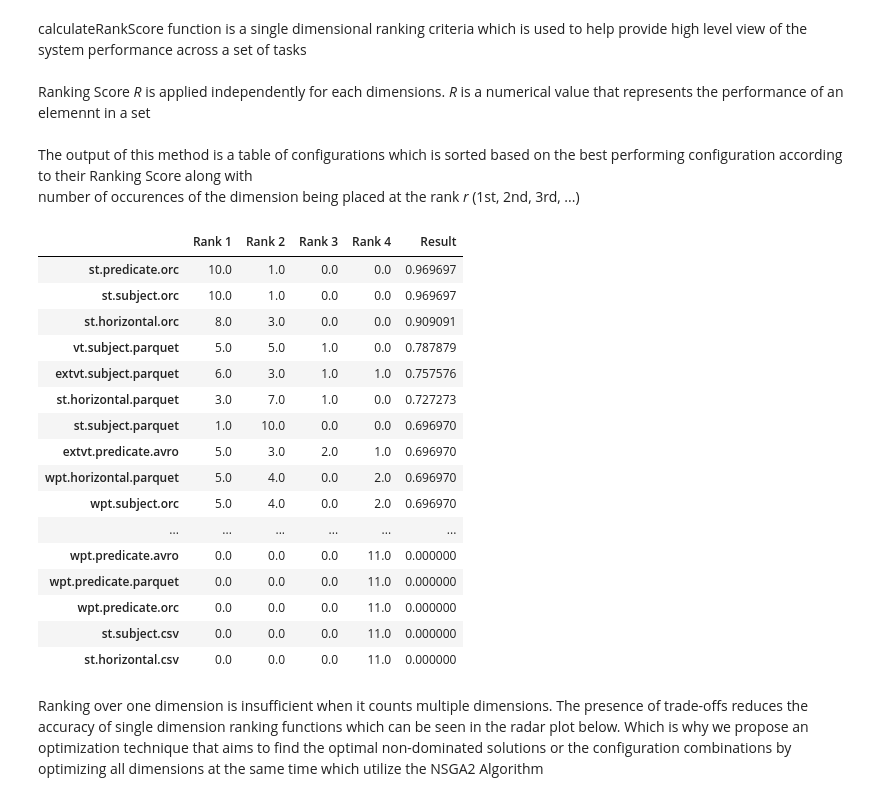
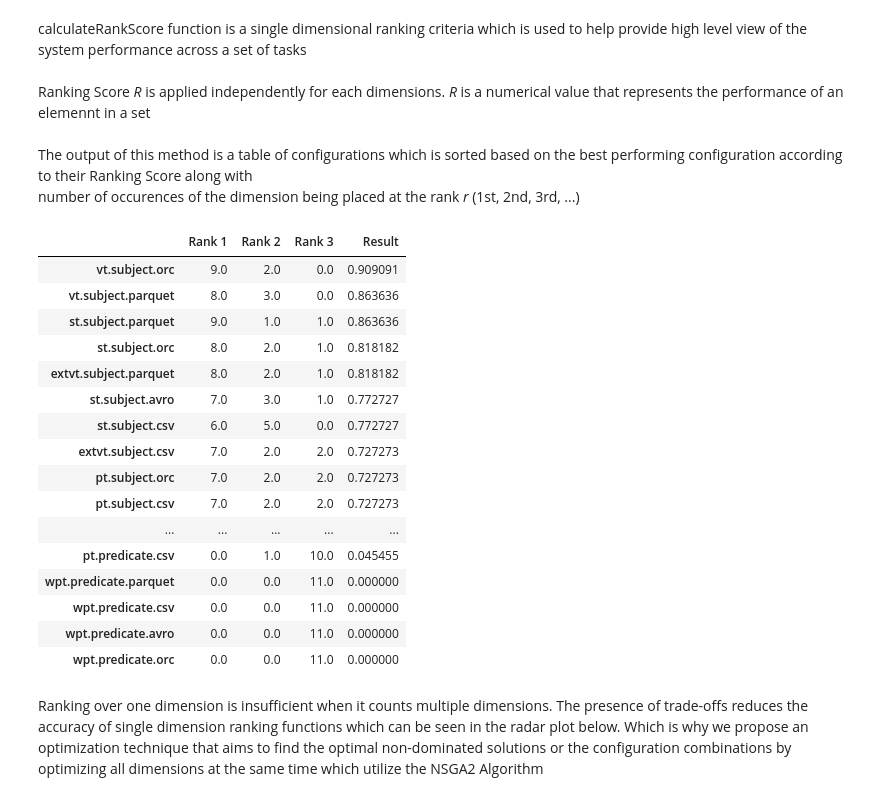
Before and after one commit to DataSystemsGroupUT/PAPyA, a Jupyter notebook: BenchRanker/BenchRanker.ipynb, the cells around one changed output. Saved outputs shown, nothing was run; the diff lists cells and outputs as text; code cells hidden in the pictures.

```diff
--- a/BenchRanker/BenchRanker.ipynb
+++ b/BenchRanker/BenchRanker.ipynb
@@ -7,9 +18,8 @@ Load classes needed to run the experiment (i.e. SD Ranker, MD Ranker, Rank Valid
 # %%
-import Ranker
-
-singleDimensionRanking = Ranker.SDRank()
-multiDimensionRanking = Ranker.MDRank()
-validation = Ranker.Validator()
+import PAPyA.Ranker as lib
+singleDimensionRanking = lib.SDRank()
+multiDimensionRanking = lib.MDRank()
+validation = lib.Validator()
 # %% [markdown]
 calculateRankScore function is a single dimensional ranking criteria which is used to help provide high level view of the system performance across a set of tasks<br><br>
 Ranking Score _R_ is applied independently for each dimensions. _R_ is a numerical value that represents the performance of an elemennt in a set<br><br>
@@ -21,26 +31,26 @@ number of occurences of the dimension being placed at the rank _r_ (1st, 2nd, 3r
 schemaSDRank = singleDimensionRanking.calculateRankScore('schemas', '250M')
 partitionSDRank = singleDimensionRanking.calculateRankScore('partition', '250M')
 storageSDRank = singleDimensionRanking.calculateRankScore('storage', '100M')
-# %%
-storageSDRank
-# %% [output]
-|  | Rank 1 | Rank 2 | Rank 3 | Rank 4 | Result |
-| st.predicate.orc | 10.0 | 1.0 | 0.0 | 0.0 | 0.969697 |
-| st.subject.orc | 10.0 | 1.0 | 0.0 | 0.0 | 0.969697 |
-| st.horizontal.orc | 8.0 | 3.0 | 0.0 | 0.0 | 0.909091 |
-| vt.subject.parquet | 5.0 | 5.0 | 1.0 | 0.0 | 0.787879 |
-| extvt.subject.parquet | 6.0 | 3.0 | 1.0 | 1.0 | 0.757576 |
-| st.horizontal.parquet | 3.0 | 7.0 | 1.0 | 0.0 | 0.727273 |
-| st.subject.parquet | 1.0 | 10.0 | 0.0 | 0.0 | 0.696970 |
-| extvt.predicate.avro | 5.0 | 3.0 | 2.0 | 1.0 | 0.696970 |
-| wpt.horizontal.parquet | 5.0 | 4.0 | 0.0 | 2.0 | 0.696970 |
-| wpt.subject.orc | 5.0 | 4.0 | 0.0 | 2.0 | 0.696970 |
-| ... | ... | ... | ... | ... | ... |
-| wpt.predicate.avro | 0.0 | 0.0 | 0.0 | 11.0 | 0.000000 |
-| wpt.predicate.parquet | 0.0 | 0.0 | 0.0 | 11.0 | 0.000000 |
-| wpt.predicate.orc | 0.0 | 0.0 | 0.0 | 11.0 | 0.000000 |
-| st.subject.csv | 0.0 | 0.0 | 0.0 | 11.0 | 0.000000 |
-| st.horizontal.csv | 0.0 | 0.0 | 0.0 | 11.0 | 0.000000 |
+# %%
+partitionSDRank
+# %% [output]
+|  | Rank 1 | Rank 2 | Rank 3 | Result |
+| vt.subject.orc | 9.0 | 2.0 | 0.0 | 0.909091 |
+| vt.subject.parquet | 8.0 | 3.0 | 0.0 | 0.863636 |
+| st.subject.parquet | 9.0 | 1.0 | 1.0 | 0.863636 |
+| st.subject.orc | 8.0 | 2.0 | 1.0 | 0.818182 |
+| extvt.subject.parquet | 8.0 | 2.0 | 1.0 | 0.818182 |
+| st.subject.avro | 7.0 | 3.0 | 1.0 | 0.772727 |
+| st.subject.csv | 6.0 | 5.0 | 0.0 | 0.772727 |
+| extvt.subject.csv | 7.0 | 2.0 | 2.0 | 0.727273 |
+| pt.subject.orc | 7.0 | 2.0 | 2.0 | 0.727273 |
+| pt.subject.csv | 7.0 | 2.0 | 2.0 | 0.727273 |
+| ... | ... | ... | ... | ... |
+| pt.predicate.csv | 0.0 | 1.0 | 10.0 | 0.045455 |
+| wpt.predicate.parquet | 0.0 | 0.0 | 11.0 | 0.000000 |
+| wpt.predicate.csv | 0.0 | 0.0 | 11.0 | 0.000000 |
+| wpt.predicate.avro | 0.0 | 0.0 | 11.0 | 0.000000 |
+| wpt.predicate.orc | 0.0 | 0.0 | 11.0 | 0.000000 |
 # %% [markdown]
 Ranking over one dimension is insufficient when it counts multiple dimensions. The presence of trade-offs reduces the accuracy of single dimension ranking functions which can be seen in the radar plot below. Which is why we propose an optimization technique that aims to find the optimal non-dominated solutions or the configuration combinations by optimizing all dimensions at the same time which utilize the NSGA2 Algorithm
 # %% [markdown]
```
Also changed, not shown: parts of 1 cell of this notebook, 9 other files.
